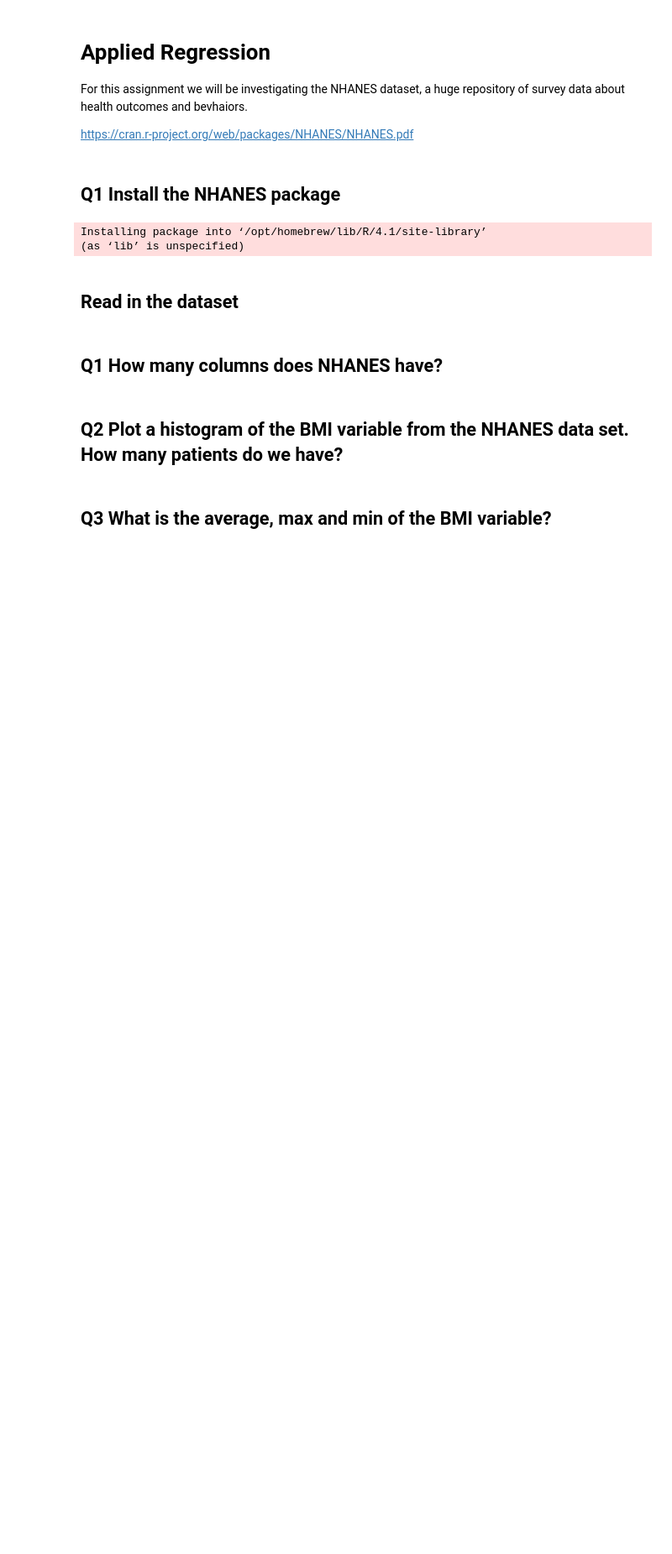
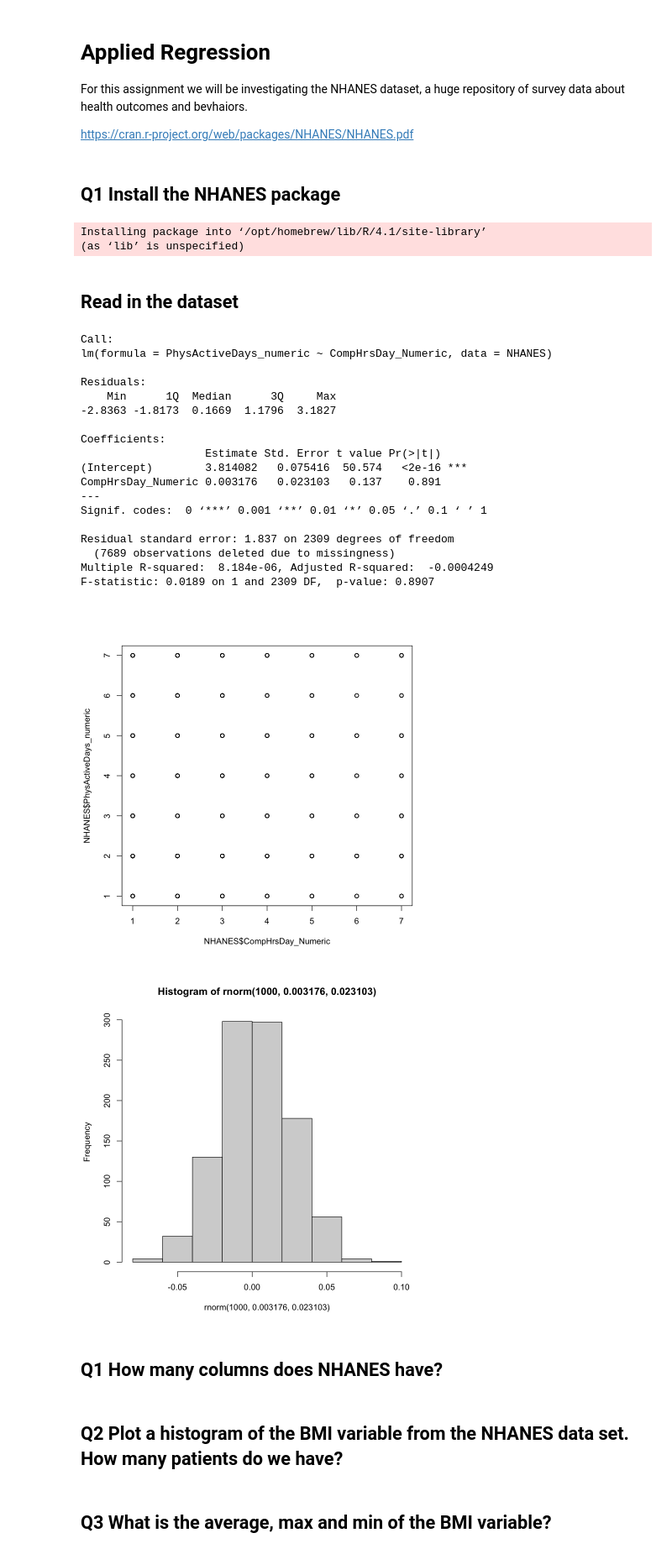
Before and after one commit to computationalUncertaintyLab/2021F_AlgLabII, a Jupyter notebook: lab06/Lab06 Assignment.ipynb, the cells around one changed output. Shown at 84% size. Drawn from its saved outputs; the diff is of its cells as text; code cells hidden in the pictures; blank space fills up the shorter version.

```diff
--- a/lab06/Lab06 Assignment.ipynb
+++ b/lab06/Lab06 Assignment.ipynb
@@ -15,6 +15,39 @@ Installing package into ‘/opt/homebrew/lib/R/4.1/site-library’
 ## Read in the dataset
 # %%
 library(NHANES)
+
+
+# effect of age on pregnancy
+#NHANES$PhysActiveDays_numeric <- as.numeric(NHANES$PhysActiveDays)
+
+NHANES$CompHrsDay_Numeric <- as.numeric(NHANES$CompHrsDay)
+plot(NHANES$CompHrsDay_Numeric ,NHANES$PhysActiveDays_numeric)
+
+fit <- lm(PhysActiveDays_numeric ~CompHrsDay_Numeric ,data=NHANES)
+summary(fit)
+
+hist(rnorm(1000,0.003176,0.023103))
+# %% [output]
+Call:
+lm(formula = PhysActiveDays_numeric ~ CompHrsDay_Numeric, data = NHANES)
+
+Residuals:
+    Min      1Q  Median      3Q     Max
+-2.8363 -1.8173  0.1669  1.1796  3.1827
+
+Coefficients:
+                   Estimate Std. Error t value Pr(>|t|)
+(Intercept)        3.814082   0.075416  50.574   <2e-16 ***
+CompHrsDay_Numeric 0.003176   0.023103   0.137    0.891
+---
+Signif. codes:  0 ‘***’ 0.001 ‘**’ 0.01 ‘*’ 0.05 ‘.’ 0.1 ‘ ’ 1
+
+Residual standard error: 1.837 on 2309 degrees of freedom
+  (7689 observations deleted due to missingness)
+Multiple R-squared:  8.184e-06, Adjusted R-squared:  -0.0004249
+F-statistic: 0.0189 on 1 and 2309 DF,  p-value: 0.8907
+[figure, added]
+[figure, added]
 # %% [markdown]
 ## Q1 How many columns does NHANES have?
 # %% [markdown]
```
Also changed, not shown: 3 other files.
